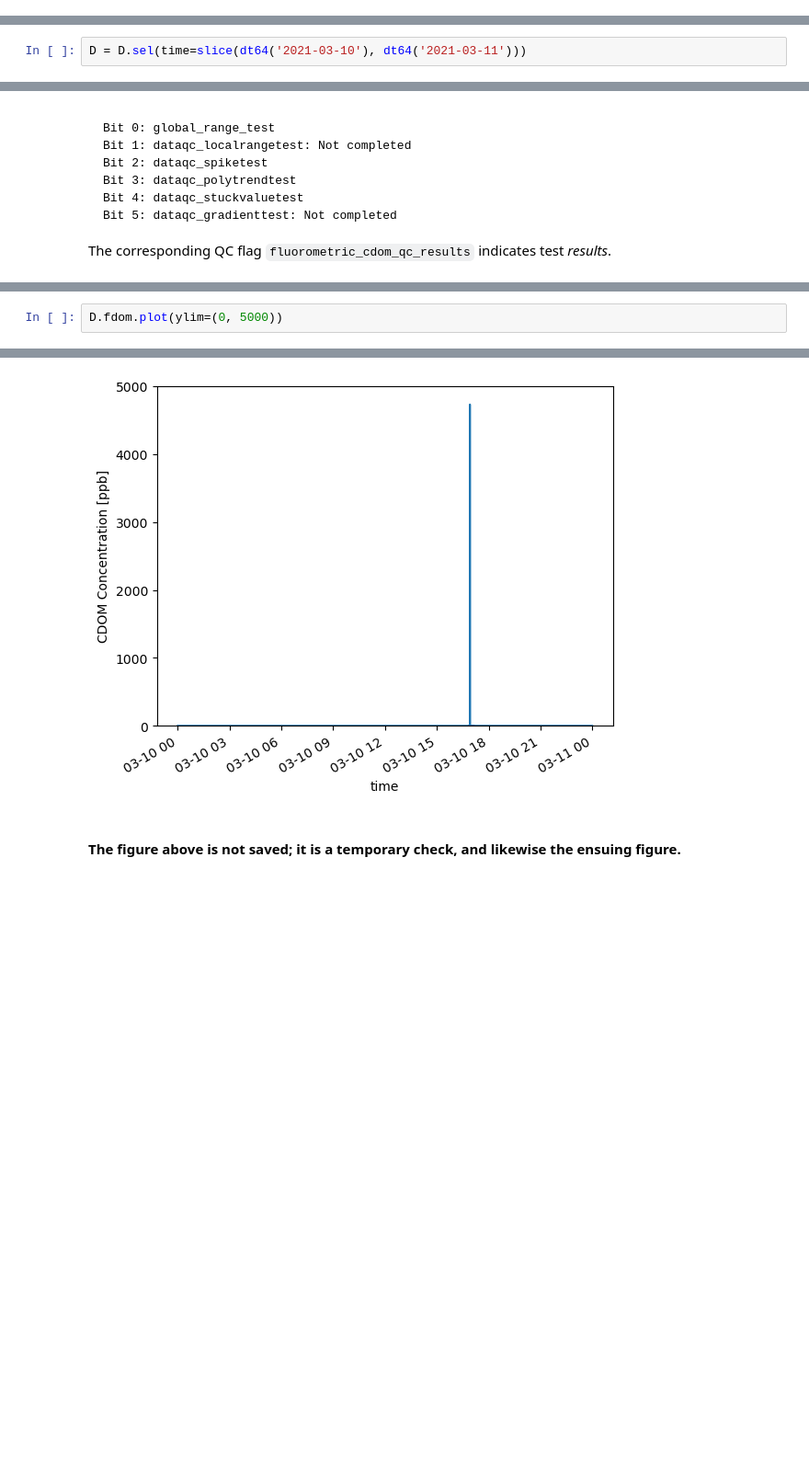
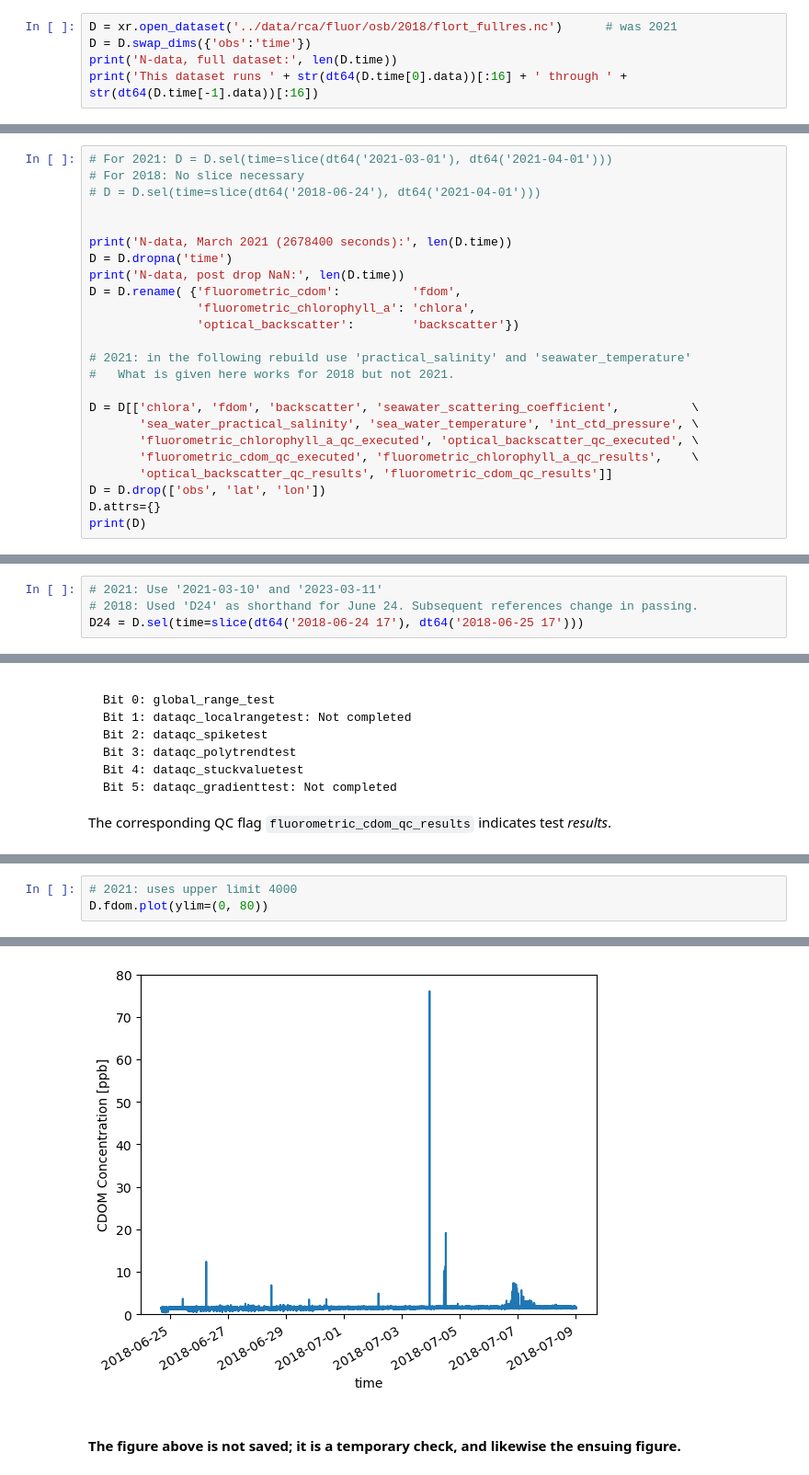
Before and after one commit to robfatland/ocean, a Jupyter notebook: DataQualityGuideNotebook.ipynb, the cells around one changed output, grey strips where cells are left out. Shown at 92% size. Saved outputs shown, nothing was run; the diff lists cells and outputs as text; blank space fills up the shorter version.

```diff
--- a/DataQualityGuideNotebook.ipynb
+++ b/DataQualityGuideNotebook.ipynb
@@ -353,0 +345,5 @@ Data variables: (12/13)
+# %%
+D = xr.open_dataset('../data/rca/fluor/osb/2018/flort_fullres.nc')      # was 2021
+D = D.swap_dims({'obs':'time'})
+print('N-data, full dataset:', len(D.time))
+print('This dataset runs ' + str(dt64(D.time[0].data))[:16] + ' through ' + str(dt64(D.time[-1].data))[:16])
@@ -353,0 +353,24 @@ Data variables: (12/13)
+# %%
+# For 2021: D = D.sel(time=slice(dt64('2021-03-01'), dt64('2021-04-01')))
+# For 2018: No slice necessary
+# D = D.sel(time=slice(dt64('2018-06-24'), dt64('2021-04-01')))
+
+
+print('N-data, March 2021 (2678400 seconds):', len(D.time))
+D = D.dropna('time')
+print('N-data, post drop NaN:', len(D.time))
+D = D.rename( {'fluorometric_cdom':          'fdom',
+               'fluorometric_chlorophyll_a': 'chlora',
+               'optical_backscatter':        'backscatter'})
+
+# 2021: in the following rebuild use 'practical_salinity' and 'seawater_temperature'
+#   What is given here works for 2018 but not 2021.
+
+D = D[['chlora', 'fdom', 'backscatter', 'seawater_scattering_coefficient',          \
+       'sea_water_practical_salinity', 'sea_water_temperature', 'int_ctd_pressure', \
+       'fluorometric_chlorophyll_a_qc_executed', 'optical_backscatter_qc_executed', \
+       'fluorometric_cdom_qc_executed', 'fluorometric_chlorophyll_a_qc_results',    \
+       'optical_backscatter_qc_results', 'fluorometric_cdom_qc_results']]
+D = D.drop(['obs', 'lat', 'lon'])
+D.attrs={}
+print(D)
@@ -385,3 +430,5 @@ fig.savefig("../BOS/Figures/BO_F1_1_March_2021_Scatter_x_3.png")
 # %%
-D = D.sel(time=slice(dt64('2021-03-10'), dt64('2021-03-11')))
+# 2021: Use '2021-03-10' and '2023-03-11'
+# 2018: Used 'D24' as shorthand for June 24. Subsequent references change in passing.
+D24 = D.sel(time=slice(dt64('2018-06-24 17'), dt64('2018-06-25 17')))
 # %%
@@ -479,8 +538,9 @@ df = df.to_csv('../BOS/BO_F2_1_10_MAR_2021_FDOMCDOM_before_QC.csv')
 # %%
-D.fdom.plot(ylim=(0, 5000))
+# 2021: uses upper limit 4000
+D.fdom.plot(ylim=(0, 80))
 # %% [output]
 [<matplotlib.lines.Line2D at 0x...>]
-[figure, old version]
+[figure, new version]
 # %% [markdown]
 #### The figure above is not saved; it is a temporary check, and likewise the ensuing figure.
 # %%
```
Also changed, not shown: parts of 39 cells of this notebook.
